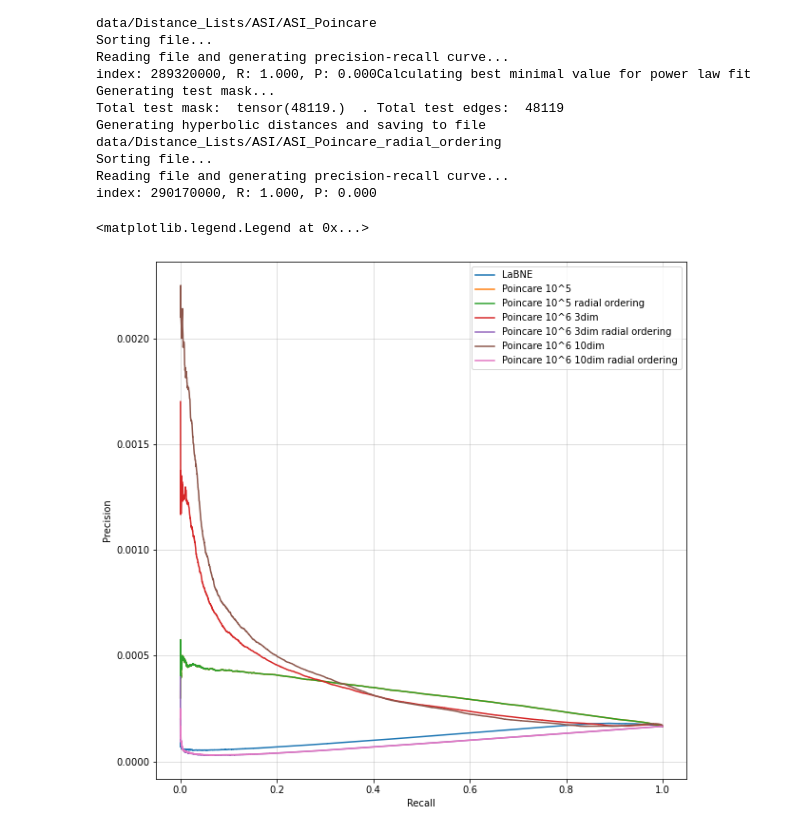
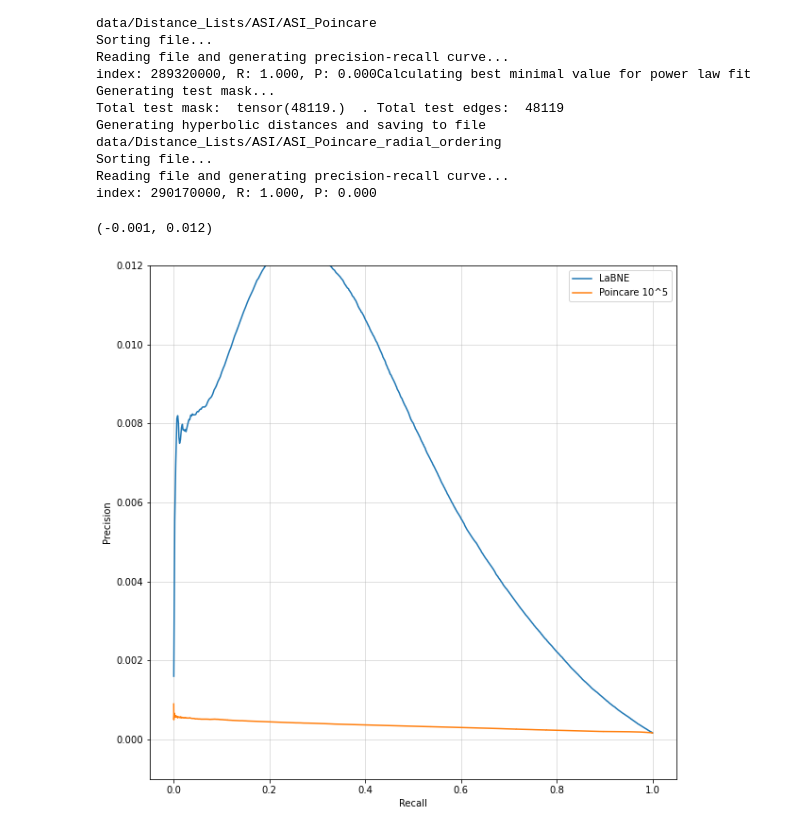
Before and after one commit to martinfama/LPGNN, a Jupyter notebook: ASI.ipynb, the cells around one changed output. Cells and saved outputs as stored; diff of their text form; code cells hidden in the pictures.

Commit message:
Lorentz embeddings

```diff
--- a/ASI.ipynb
+++ b/ASI.ipynb
@@ -108,3 +108,8 @@ ax.legend()
 # %% [output]
 <matplotlib.legend.Legend at 0x...>
 [figure]
+# %%
+ASI_LaBNE = LPGNN.labne.generateLaBNE(ASI, edge_index='edge_index', normalize_radius=False)
+ASI_R_LaBNE_poincare, ASI_P_LaBNE_poincare = LPGNN.LinkPrediction.precision_recall_score_file(ASI_LaBNE, position_name='LaBNE_node_positions', filename='data/Distance_Lists/ASI/ASI_LaBNE', chunk_size=200000, skip_file_prep=False, step_size=10000, dist='hyp')
+os.remove('data/Distance_Lists/ASI/ASI_LaBNE')
+os.remove('data/Distance_Lists/ASI/ASI_LaBNE_sorted')
@@ -118,13 +131,13 @@ init_pos = th.stack((r*th.cos(theta), r*th.sin(theta)), dim=1)
 # %% [markdown]
 100000 epochs
 # %%
-ASI_Poincare = LPGNN.poincare_embedding.poincare_embedding(ASI, epochs=100000, init_pos=init_pos, normalize_radius=0.9)
-ASI_R_Poincare, ASI_P_Poincare = LPGNN.LinkPrediction.precision_recall_score_file(ASI_Poincare, position_name='PoincareEmbedding_node_positions', filename='data/Distance_Lists/ASI/ASI_Poincare', chunk_size=200000, skip_file_prep=False, step_size=10000)
+ASI_Poincare = LPGNN.poincare_embedding.poincare_embedding(ASI, epochs=100000, init_pos=init_pos, normalize_radius=False, r_ordering=True)
+ASI_R_Poincare, ASI_P_Poincare = LPGNN.LinkPrediction.precision_recall_score_file(ASI_Poincare, position_name='PoincareEmbedding_node_positions', filename='data/Distance_Lists/ASI/ASI_Poincare', chunk_size=200000, skip_file_prep=False, step_size=10000, dist='hyp')
 os.remove('data/Distance_Lists/ASI/ASI_Poincare')
 os.remove('data/Distance_Lists/ASI/ASI_Poincare_sorted')
-r = LPGNN.labne.radial_ordering(ASI_Poincare)
-ASI_Poincare.PoincareEmbedding_node_polar_positions[:,0] = r
-ASI_R_Poincare_radial_ordering, ASI_P_Poincare_radial_ordering = LPGNN.LinkPrediction.precision_recall_score_file(ASI_Poincare, position_name='PoincareEmbedding_node_positions', filename='data/Distance_Lists/ASI/ASI_Poincare_radial_ordering', chunk_size=200000, skip_file_prep=False, step_size=10000)
-os.remove('data/Distance_Lists/ASI/ASI_Poincare_radial_ordering')
-os.remove('data/Distance_Lists/ASI/ASI_Poincare_radial_ordering_sorted')
+# r = LPGNN.labne.radial_ordering(ASI_Poincare)
+# ASI_Poincare.PoincareEmbedding_node_polar_positions[:,0] = r
+# ASI_R_Poincare_radial_ordering, ASI_P_Poincare_radial_ordering = LPGNN.LinkPrediction.precision_recall_score_file(ASI_Poincare, position_name='PoincareEmbedding_node_positions', filename='data/Distance_Lists/ASI/ASI_Poincare_radial_ordering', chunk_size=200000, skip_file_prep=False, step_size=10000)
+# os.remove('data/Distance_Lists/ASI/ASI_Poincare_radial_ordering')
+# os.remove('data/Distance_Lists/ASI/ASI_Poincare_radial_ordering_sorted')
 # %% [output]
@@ -241,22 +244,22 @@ index: 290170000, R: 1.000, P: 0.000
 # %%
 fig, ax = plt.subplots(1, 1, figsize=(10, 10))
 ax.set_xlabel('Recall')
 ax.set_ylabel('Precision')
 ax.grid(alpha=0.5)
 
-ax.plot(ASI_R_LaBNE, ASI_P_LaBNE, label='LaBNE')
+ax.plot(ASI_R_LaBNE_poincare, ASI_P_LaBNE_poincare, label='LaBNE')
 ax.plot(ASI_R_Poincare, ASI_P_Poincare, label='Poincare 10^5')
-ax.plot(ASI_R_Poincare_radial_ordering, ASI_P_Poincare_radial_ordering, label='Poincare 10^5 radial ordering')
-#ax.plot(ASI_R_Poincare_, ASI_P_Poincare_, label='Poincare 10^6')
-#ax.plot(ASI_R_Poincare_radial_ordering_, ASI_P_Poincare_radial_ordering_, label='Poincare 10^6 radial ordering')
-ax.plot(ASI_R_Poincare_3dim, ASI_P_Poincare_3dim, label='Poincare 10^6 3dim')
-ax.plot(ASI_R_Poincare_radial_ordering_3dim, ASI_P_Poincare_radial_ordering_3dim, label='Poincare 10^6 3dim radial ordering')
-ax.plot(ASI_R_Poincare_10dim, ASI_P_Poincare_10dim, label='Poincare 10^6 10dim')
-ax.plot(ASI_R_Poincare_radial_ordering_10dim, ASI_P_Poincare_radial_ordering_10dim, label='Poincare 10^6 10dim radial ordering')
+# ax.plot(ASI_R_Poincare_radial_ordering, ASI_P_Poincare_radial_ordering, label='Poincare 10^5 radial ordering')
+# #ax.plot(ASI_R_Poincare_, ASI_P_Poincare_, label='Poincare 10^6')
+# #ax.plot(ASI_R_Poincare_radial_ordering_, ASI_P_Poincare_radial_ordering_, label='Poincare 10^6 radial ordering')
+# ax.plot(ASI_R_Poincare_3dim, ASI_P_Poincare_3dim, label='Poincare 10^6 3dim')
+# ax.plot(ASI_R_Poincare_radial_ordering_3dim, ASI_P_Poincare_radial_ordering_3dim, label='Poincare 10^6 3dim radial ordering')
+# ax.plot(ASI_R_Poincare_10dim, ASI_P_Poincare_10dim, label='Poincare 10^6 10dim')
+# ax.plot(ASI_R_Poincare_radial_ordering_10dim, ASI_P_Poincare_radial_ordering_10dim, label='Poincare 10^6 10dim radial ordering')
 # ax.plot(ASI_R_Poincare_09, ASI_P_Poincare_09, label='ASI Poincare 09')
 
 ax.legend()
-#ax.set_ylim(-0.001, 0.012)
+ax.set_ylim(-0.001, 0.012)
 # %% [output]
-<matplotlib.legend.Legend at 0x...>
+(-0.001, 0.012)
-[figure, old version]
+[figure, new version]
```
Also changed, not shown: parts of 4 cells of this notebook, 6 other files.
